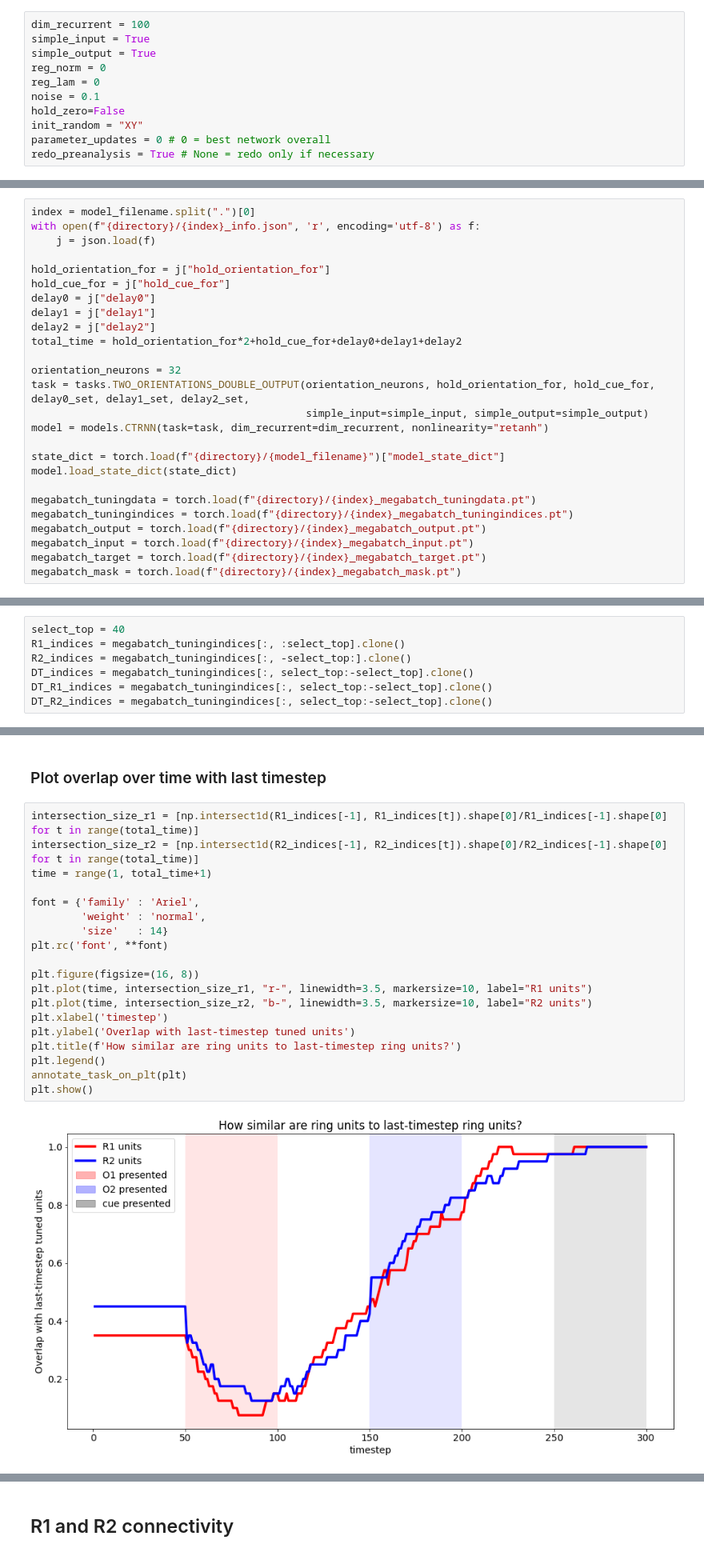
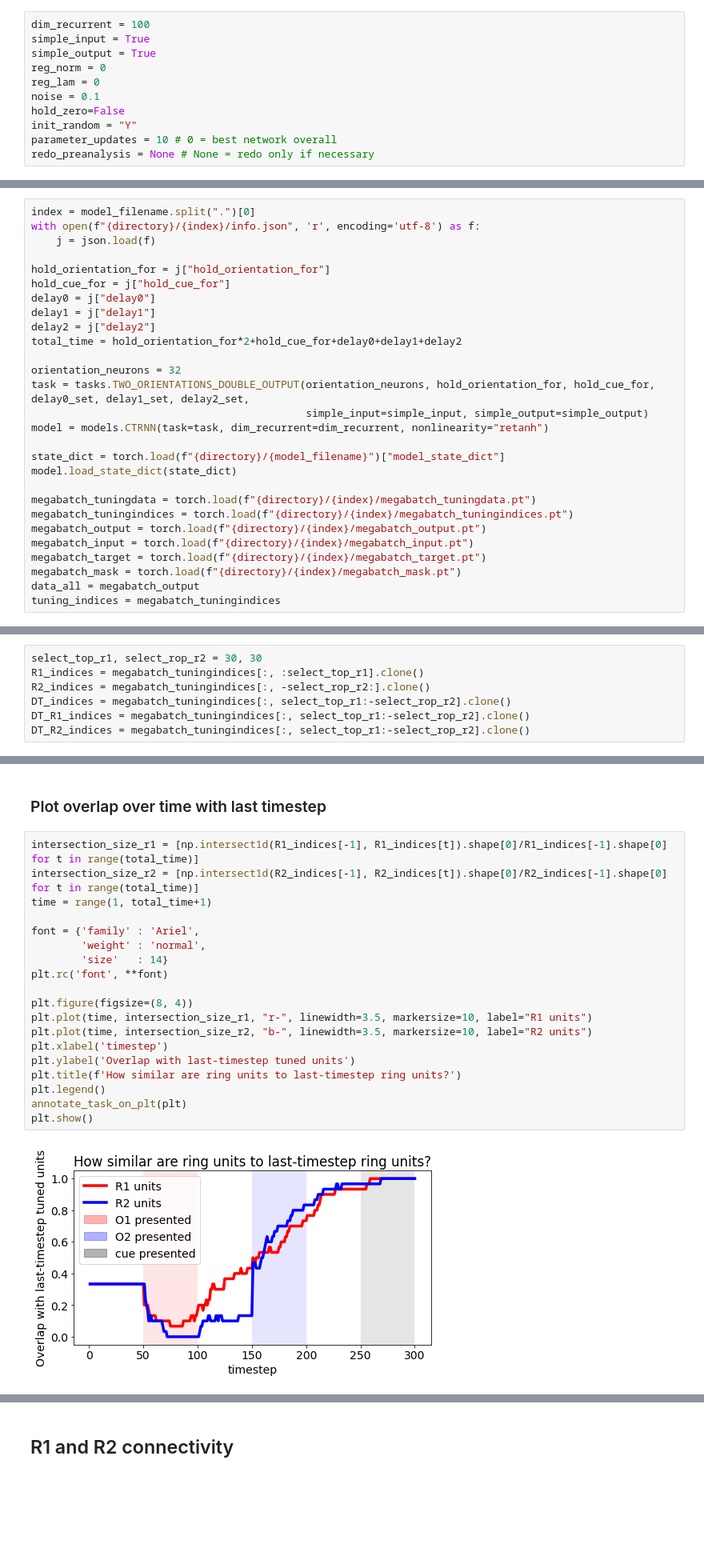
Before and after one commit to azaho/rnnmin, a Jupyter notebook: PLAYGROUND-RESET.ipynb, the cells around one changed output, grey strips where cells are left out. Shown at 80% size. Drawn from its saved outputs; the diff is of its cells as text; blank space fills up the shorter version.

```diff
--- a/PLAYGROUND-RESET.ipynb
+++ b/PLAYGROUND-RESET.ipynb
@@ -27,9 +27,9 @@ reg_norm = 0
 reg_lam = 0
 noise = 0.1
 hold_zero=False
-init_random = "XY"
-parameter_updates = 0 # 0 = best network overall
-redo_preanalysis = True # None = redo only if necessary
+init_random = "Y"
+parameter_updates = 10 # 0 = best network overall
+redo_preanalysis = None # None = redo only if necessary
 # %%
 ORI_RES = 5
 ORI_SET = np.arange(0, 180, ORI_RES)
@@ -165,6 +160,6 @@ Done...
 # %%
 index = model_filename.split(".")[0]
-with open(f"{directory}/{index}_info.json", 'r', encoding='utf-8') as f:
+with open(f"{directory}/{index}/info.json", 'r', encoding='utf-8') as f:
     j = json.load(f)
 
 hold_orientation_for = j["hold_orientation_for"]
@@ -182,12 +177,14 @@ model = models.CTRNN(task=task, dim_recurrent=dim_recurrent, nonlinearity="retan
 state_dict = torch.load(f"{directory}/{model_filename}")["model_state_dict"]
 model.load_state_dict(state_dict)
 
-megabatch_tuningdata = torch.load(f"{directory}/{index}_megabatch_tuningdata.pt")
-megabatch_tuningindices = torch.load(f"{directory}/{index}_megabatch_tuningindices.pt")
-megabatch_output = torch.load(f"{directory}/{index}_megabatch_output.pt")
-megabatch_input = torch.load(f"{directory}/{index}_megabatch_input.pt")
-megabatch_target = torch.load(f"{directory}/{index}_megabatch_target.pt")
-megabatch_mask = torch.load(f"{directory}/{index}_megabatch_mask.pt")
+megabatch_tuningdata = torch.load(f"{directory}/{index}/megabatch_tuningdata.pt")
+megabatch_tuningindices = torch.load(f"{directory}/{index}/megabatch_tuningindices.pt")
+megabatch_output = torch.load(f"{directory}/{index}/megabatch_output.pt")
+megabatch_input = torch.load(f"{directory}/{index}/megabatch_input.pt")
+megabatch_target = torch.load(f"{directory}/{index}/megabatch_target.pt")
+megabatch_mask = torch.load(f"{directory}/{index}/megabatch_mask.pt")
+data_all = megabatch_output
+tuning_indices = megabatch_tuningindices
 # %% [markdown]
 ##### Useful functions for plotting
 # %%
@@ -250,12 +251,12 @@ def plt_to_image(fig):
 # %% [markdown]
 ## Neuron tunings over time
 # %%
-select_top = 40
-R1_indices = megabatch_tuningindices[:, :select_top].clone()
-R2_indices = megabatch_tuningindices[:, -select_top:].clone()
-DT_indices = megabatch_tuningindices[:, select_top:-select_top].clone()
-DT_R1_indices = megabatch_tuningindices[:, select_top:-select_top].clone()
-DT_R2_indices = megabatch_tuningindices[:, select_top:-select_top].clone()
+select_top_r1, select_rop_r2 = 30, 30
+R1_indices = megabatch_tuningindices[:, :select_top_r1].clone()
+R2_indices = megabatch_tuningindices[:, -select_rop_r2:].clone()
+DT_indices = megabatch_tuningindices[:, select_top_r1:-select_rop_r2].clone()
+DT_R1_indices = megabatch_tuningindices[:, select_top_r1:-select_rop_r2].clone()
+DT_R2_indices = megabatch_tuningindices[:, select_top_r1:-select_rop_r2].clone()
 # %% [markdown]
 Sort ring units by preferred orientation:
 # %%
@@ -282,21 +283,21 @@ R2_pref = torch.argmax(torch.sum(megabatch_tuningdata[-1][R2_i], dim=1), dim=1)*
 # %%
 intersection_size_r1 = [np.intersect1d(R1_indices[-1], R1_indices[t]).shape[0]/R1_indices[-1].shape[0] for t in range(total_time)]
 intersection_size_r2 = [np.intersect1d(R2_indices[-1], R2_indices[t]).shape[0]/R2_indices[-1].shape[0] for t in range(total_time)]
 time = range(1, total_time+1)
 
 font = {'family' : 'Ariel',
         'weight' : 'normal',
         'size'   : 14}
 plt.rc('font', **font)
 
-plt.figure(figsize=(16, 8))
+plt.figure(figsize=(8, 4))
 plt.plot(time, intersection_size_r1, "r-", linewidth=3.5, markersize=10, label="R1 units")
 plt.plot(time, intersection_size_r2, "b-", linewidth=3.5, markersize=10, label="R2 units")
 plt.xlabel('timestep')
 plt.ylabel('Overlap with last-timestep tuned units')
 plt.title(f'How similar are ring units to last-timestep ring units?')
 plt.legend()
 annotate_task_on_plt(plt)
 plt.show()
 # %% [output]
-[figure, old version]
+[figure, new version]
```
Also changed, not shown: parts of 29 cells of this notebook, 9 other files.
